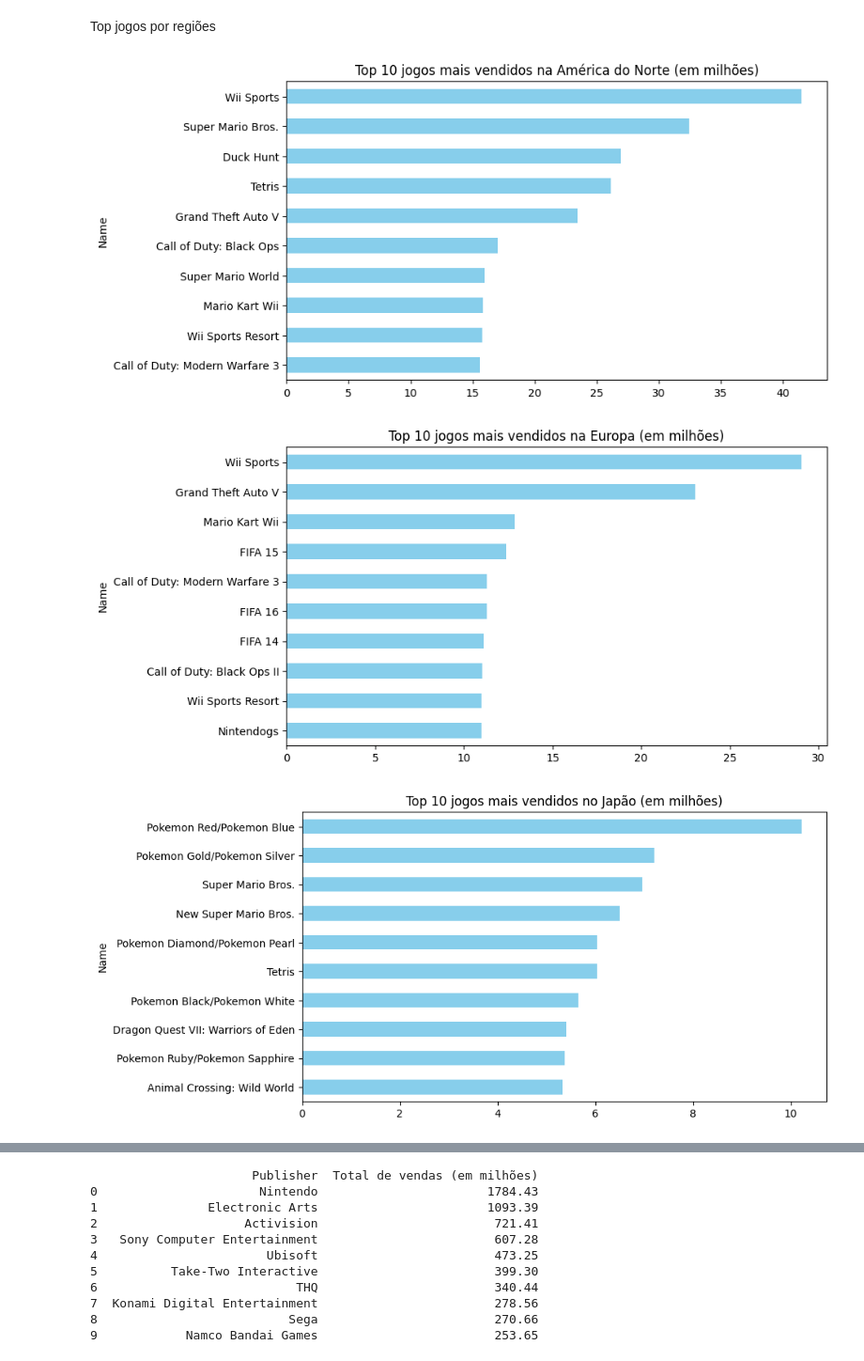
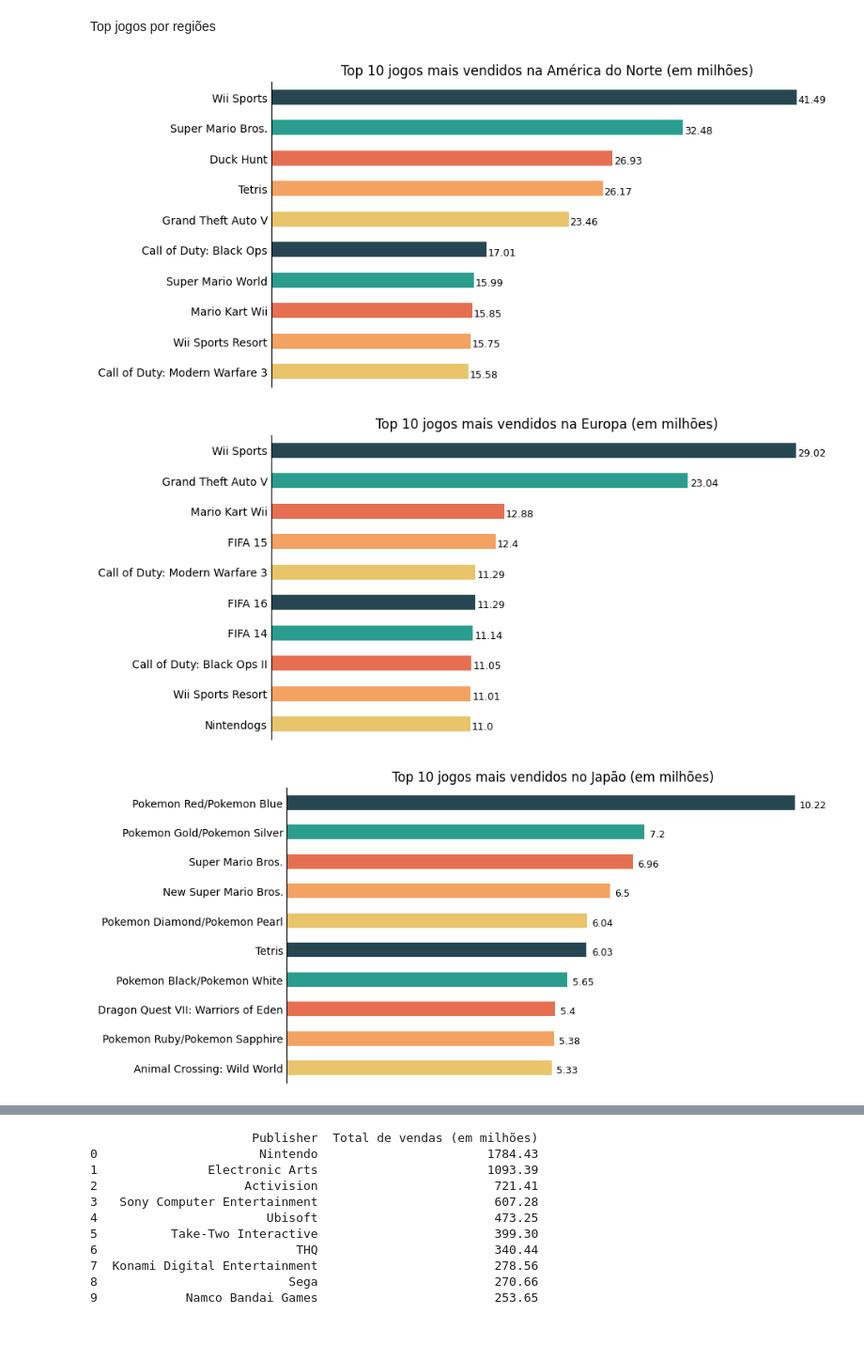
Before and after one commit to thaiisfaustino/mercado-de-jogos, a Jupyter notebook: notebook/analise_exploratoria.ipynb, the cells around one changed output, grey strips where cells are left out. Shown at 94% size. Drawn from its saved outputs; the diff is of its cells as text; code cells hidden in the pictures; blank space fills up the shorter version.

```diff
--- a/notebook/analise_exploratoria.ipynb
+++ b/notebook/analise_exploratoria.ipynb
@@ -221,33 +236,69 @@ vendas = vendas.sort_values(ascending=False)
 jogos_na = vendas.head(10)[::-1]
 
 plt.figure(figsize=(9, 5))
-jogos_na.plot(kind='barh', color='skyblue')
+grafico = jogos_na.plot(kind='barh', color=cores_hex)
+grafico.spines['top'].set_visible(False)
+grafico.spines['right'].set_visible(False)
+grafico.spines['bottom'].set_visible(False)
+grafico.get_xaxis().tick_bottom()
+grafico.get_yaxis().tick_left()
+plt.tick_params(axis='both', which='both', length=0)
+
+for i, v in enumerate(jogos_na):
+    plt.text(v + 0.1, i - 0.1, str(round(v, 2)), color='black', va='center', fontsize=9)
+
 plt.title('Top 10 jogos mais vendidos na América do Norte (em milhões)')
+plt.xticks([])
+plt.ylabel('')
 plt.show()
 # %% [output]
-[figure, old version]
+[figure, new version]
 # %%
 vendas = dados.groupby('Name')['EU_Sales'].sum()
 vendas = vendas.sort_values(ascending=False)
 jogos_eu = vendas.head(10)[::-1]
 
 plt.figure(figsize=(9, 5))
-jogos_eu.plot(kind='barh', color='skyblue')
+grafico = jogos_eu.plot(kind='barh', color=cores_hex)
+grafico.spines['top'].set_visible(False)
+grafico.spines['right'].set_visible(False)
+grafico.spines['bottom'].set_visible(False)
+grafico.get_xaxis().tick_bottom()
+grafico.get_yaxis().tick_left()
+plt.tick_params(axis='both', which='both', length=0)
+
+for i, v in enumerate(jogos_eu):
+    plt.text(v + 0.1, i - 0.1, str(round(v, 2)), color='black', va='center', fontsize=9)
+
 plt.title('Top 10 jogos mais vendidos na Europa (em milhões)')
+plt.xticks([])
+plt.ylabel('')
 plt.show()
 # %% [output]
-[figure, old version]
+[figure, new version]
 # %%
 vendas = dados.groupby('Name')['JP_Sales'].sum()
 vendas = vendas.sort_values(ascending=False)
 jogos_jp = vendas.head(10)[::-1]
 
 plt.figure(figsize=(9, 5))
-jogos_jp.plot(kind='barh', color='skyblue')
+grafico = jogos_jp.plot(kind='barh', color=cores_hex)
+grafico.spines['top'].set_visible(False)
+grafico.spines['right'].set_visible(False)
+grafico.spines['bottom'].set_visible(False)
+grafico.get_xaxis().tick_bottom()
+grafico.get_yaxis().tick_left()
+plt.tick_params(axis='both', which='both', length=0)
+
+for i, v in enumerate(jogos_jp):
+    plt.text(v + 0.1, i - 0.1, str(round(v, 2)), color='black', va='center', fontsize=9)
+
 plt.title('Top 10 jogos mais vendidos no Japão (em milhões)')
+plt.xticks([])
+plt.ylabel('')
 plt.show()
 # %% [output]
-[figure, old version]
+[figure, new version]
 # %%
 vendas = dados.groupby('Name')['Other_Sales'].sum()
 vendas = vendas.sort_values(ascending=False)
```
Also changed, not shown: parts of 7 cells of this notebook.
